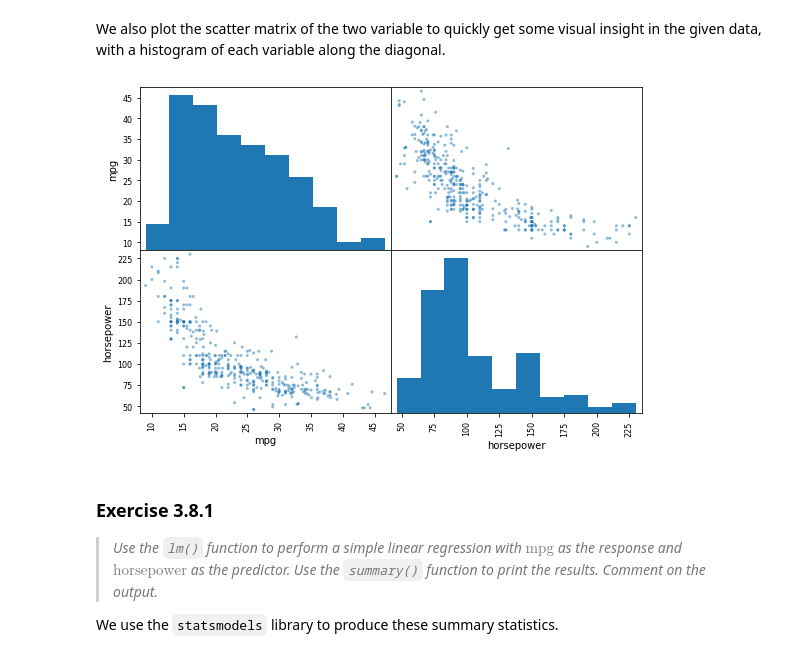
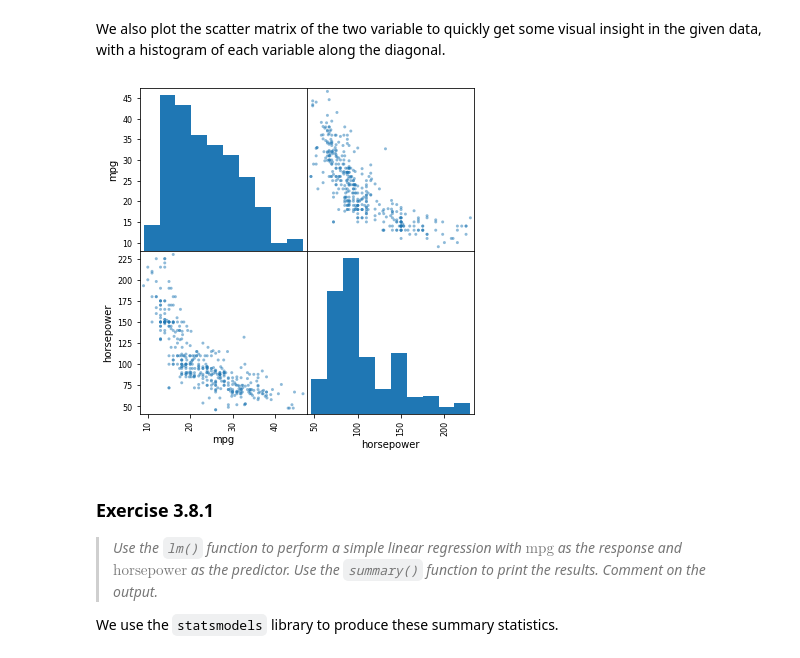
Before and after one commit to HerrBroekman/Python-solutions-for-An-Introduction-to-Statistical-Learning, a Jupyter notebook: Chapter3/Exercise8/3_8.ipynb, the cells around one changed output. Cells and saved outputs as stored; diff of their text form; code cells hidden in the pictures.

```diff
--- a/Chapter3/Exercise8/3_8.ipynb
+++ b/Chapter3/Exercise8/3_8.ipynb
@@ -50,7 +48,7 @@ df.head()
 # %%
 df = df.set_index('name')
 columnsToKeep = ['mpg','horsepower']
-columnsToDrop = getColumnsToDropFromDataFrame(df, columnsToKeep)
+columnsToDrop = removeColumnsFromList(df, columnsToKeep)
 df.drop(columnsToDrop, axis=1, inplace=True)
 df.head()
 df.shape
@@ -92,9 +90,9 @@ df.head()
 # %% [markdown]
 <p>We also plot the scatter matrix of the two variable to quickly get some visual insight in the given data, with a histogram of each variable along the diagonal.</p>
 # %%
-_ = pd.plotting.scatter_matrix(df, figsize=(9, 6))
+_ = pd.plotting.scatter_matrix(df, figsize=(6, 6))
 # %% [output]
-[figure, old version]
+[figure, new version]
 # %% [markdown]
 <h3>Exercise 3.8.1</h3>
 <blockquote>
```
Also changed, not shown: parts of 11 cells of this notebook, 2 other files.
